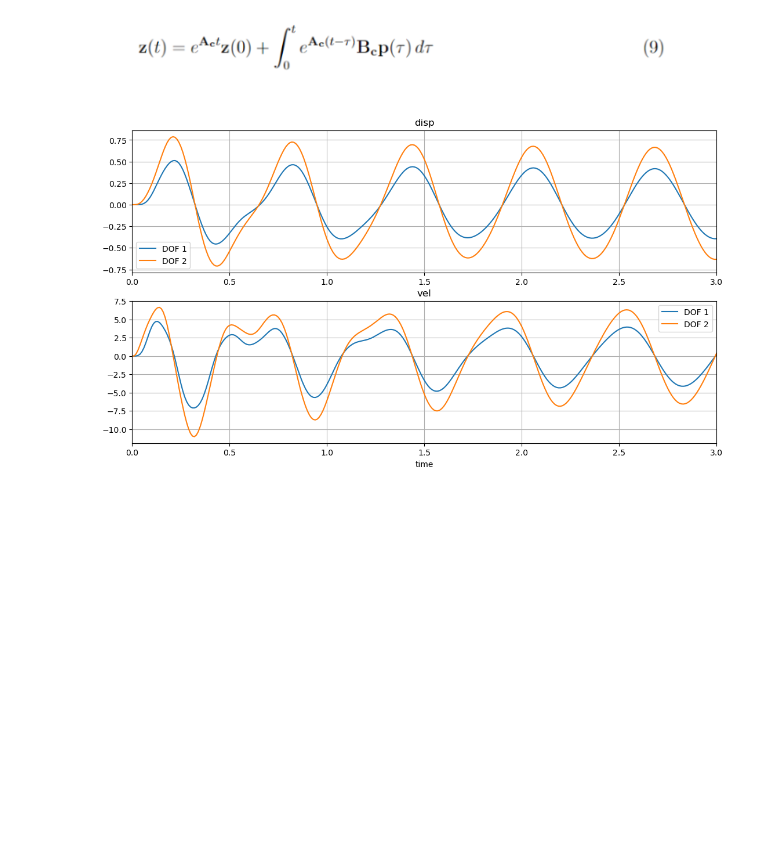
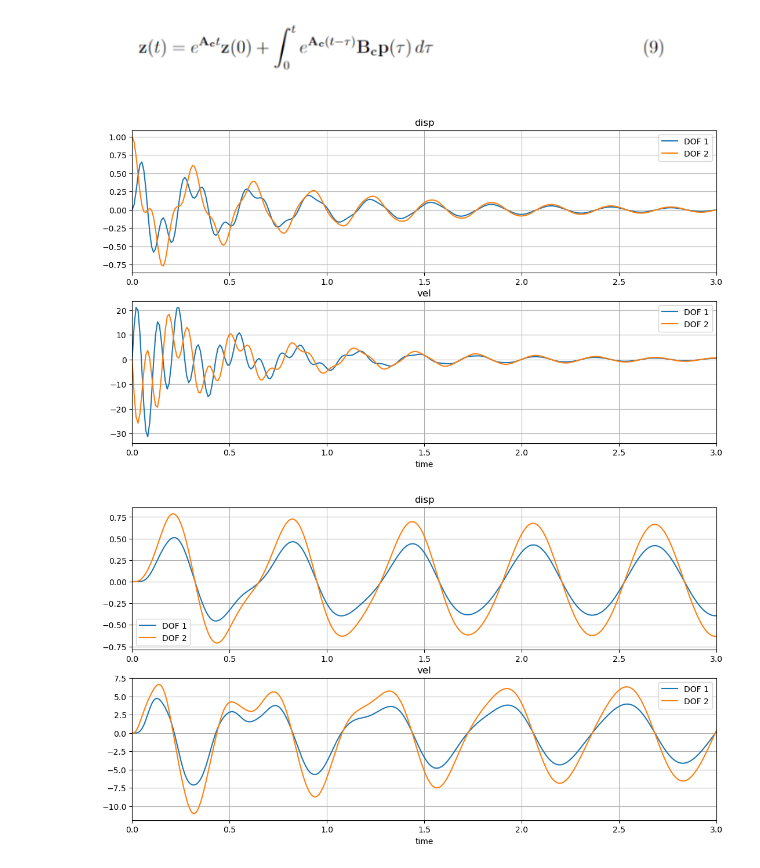
Before and after one commit to Bathym2/Kalman-filter_Special-course, a Jupyter notebook: Vibrationsandstuff/01_state_space/State space/01_statespace.ipynb, the cells around one changed output. Saved outputs shown, nothing was run; the diff lists cells and outputs as text; code cells hidden in the pictures; blank space fills up the shorter version.

```diff
--- a/Vibrationsandstuff/01_state_space/State space/01_statespace.ipynb
+++ b/Vibrationsandstuff/01_state_space/State space/01_statespace.ipynb
@@ -74,6 +74,29 @@ z_vec[:,0] = np.concatenate((y0,ydot0))
 #compute response recursively
 for k in range(0,nsteps-1):
     z_vec[:,k+1] = A@z_vec[:,k]
+# %%
+# plot
+fig, (ax1,ax2) = plt.subplots(2,1,figsize=(13,7))
+
+ax1.set_title("disp")
+ax2.set_title("vel")
+
+ax1.plot(time_array,z_vec[0,:],label="DOF 1")
+ax1.plot(time_array,z_vec[1,:],label="DOF 2")
+
+ax2.plot(time_array,z_vec[2,:],label="DOF 1")
+ax2.plot(time_array,z_vec[3,:],label="DOF 2")
+
+for ax in (ax1,ax2):
+    ax.legend()
+    ax.grid()
+
+ax1.set_xlim([0,3])
+ax2.set_xlim([0,3])
+ax2.set_xlabel("time")
+plt.show()
+# %% [output]
+[figure, added]
 # %%
 #%% Forced vibration
 # force vector
```
Also changed, not shown: 48 other files.
